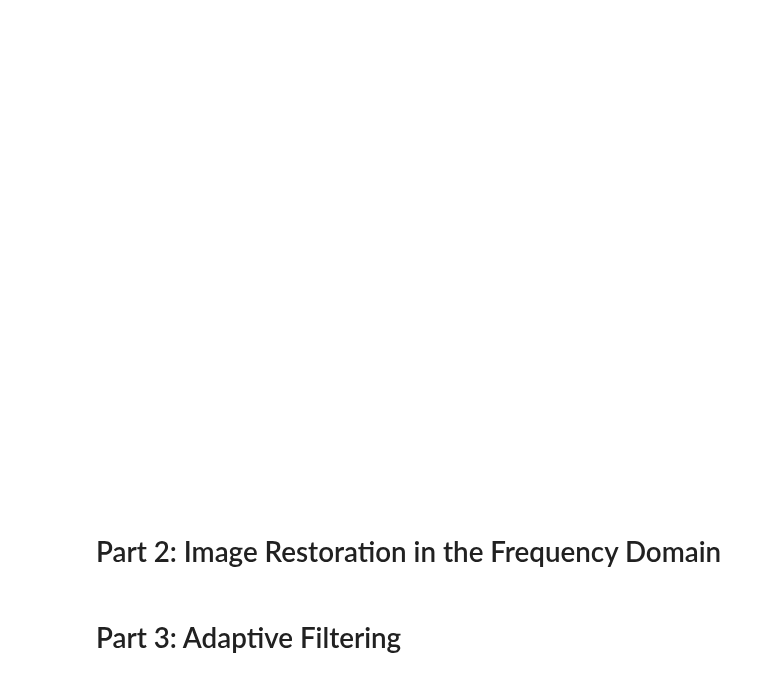
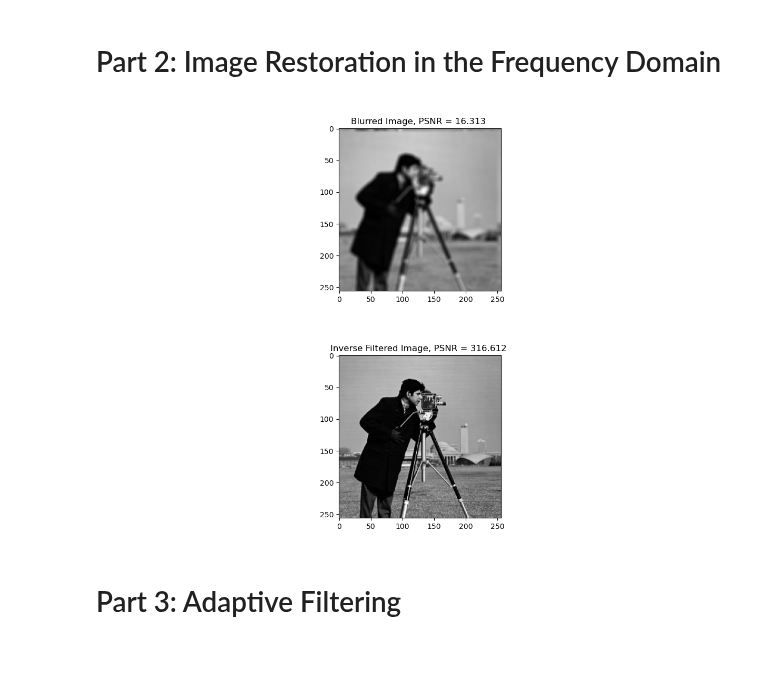
Before and after one commit to ronhyman/imageprocessing, a Jupyter notebook: Lab 4/lab4.ipynb, the cells around one changed output. Cells and saved outputs as stored; diff of their text form; code cells hidden in the pictures.

```diff
--- a/Lab 4/lab4.ipynb
+++ b/Lab 4/lab4.ipynb
@@ -11,6 +11,7 @@ from skimage.morphology import disk
 from skimage.io import imread
 import matplotlib
 import skimage.restoration as restoration
+from typing import Dict
 
 import skimage.filters.rank as rank
 plt.gray()
@@ -38,9 +39,47 @@ class Selector:
 
 f = imread('cameraman.tif').astype(np.float64)/255
 I = imread('degraded.tif').astype(np.float64)/255
+
+def plot_images(images: Dict[str, np.ndarray], title=None, cmap='None'):
+    """Plots all images in a row""",
+    fig = plt.figure(figsize=(12, 4))
+    for index, (subtitle, image) in enumerate(images.items(), 1):
+        ax = fig.add_subplot(1, len(images), index)
+        if cmap == 'gray':
+            ax.imshow(image, cmap='gray')
+        else:
+            ax.imshow(image)
+        ax.title.set_text(subtitle)
+    if title:
+        fig.suptitle(title)
+    plt.show()
-# %% [output]
-[figure, removed]
 # %% [markdown]
 # Part 2: Image Restoration in the Frequency Domain
+# %%
+# Let us now study two frequency domain based image restoration methods: inverse filtering and Wiener filtering. Load the Camerman image (adjust intensities to range of 0 to 1). First, create a disk blur function of radius of 4 and apply it to the image in the frequency domain:
+
+h_d = disk(4)
+h = np.zeros((256,256))
+h[0:9,0:9] = h_d / np.sum(h_d)
+
+h = np.roll(h, (-5,-5))
+h_freq = np.fft.fft2(h)
+f_blurfreq = h_freq*np.fft.fft2(f)
+f_blur = np.real(np.fft.ifft2(f_blurfreq))
+
+# Plot the blurred image and the corresponding PSNR. Now apply inverse filtering to it by dividing the image by the blurring function h freq and plot the result.
+
+blurred_psnr = round(PSNR(f, f_blur), 3)
+plot_images({f'Blurred Image, PSNR = {blurred_psnr} ': f_blur}, cmap='gray')
+
+f_invfreq = f_blurfreq / h_freq
+f_inv = np.real(np.fft.ifft2(f_invfreq))
+
+inv_psnr = round(PSNR(f, f_inv), 3)
+
+plot_images({f'Inverse Filtered Image, PSNR = {inv_psnr} ': f_inv}, cmap='gray')
+# %% [output]
+[figure, added]
+[figure, added]
 # %% [markdown]
 # Part 3: Adaptive Filtering
```
